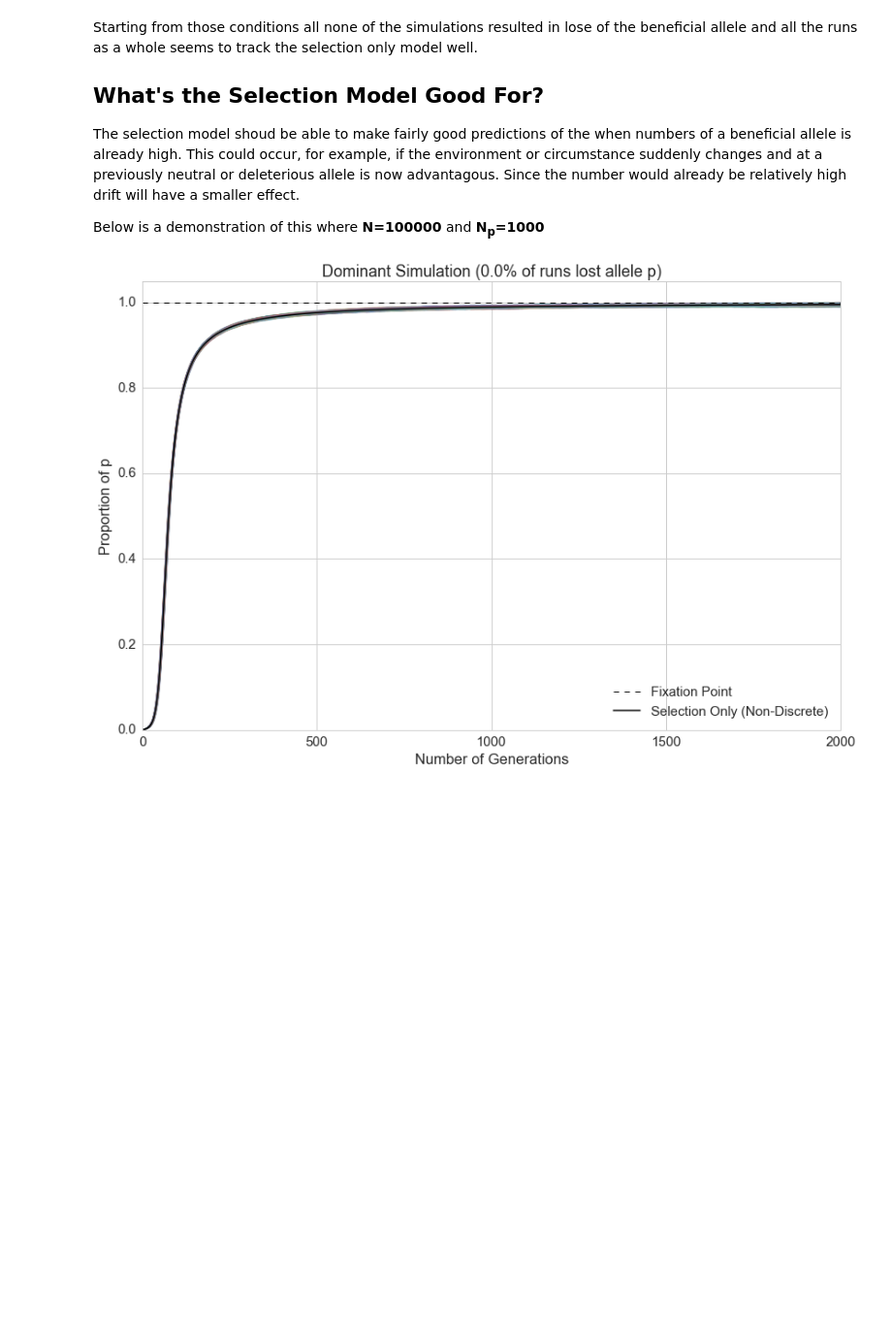
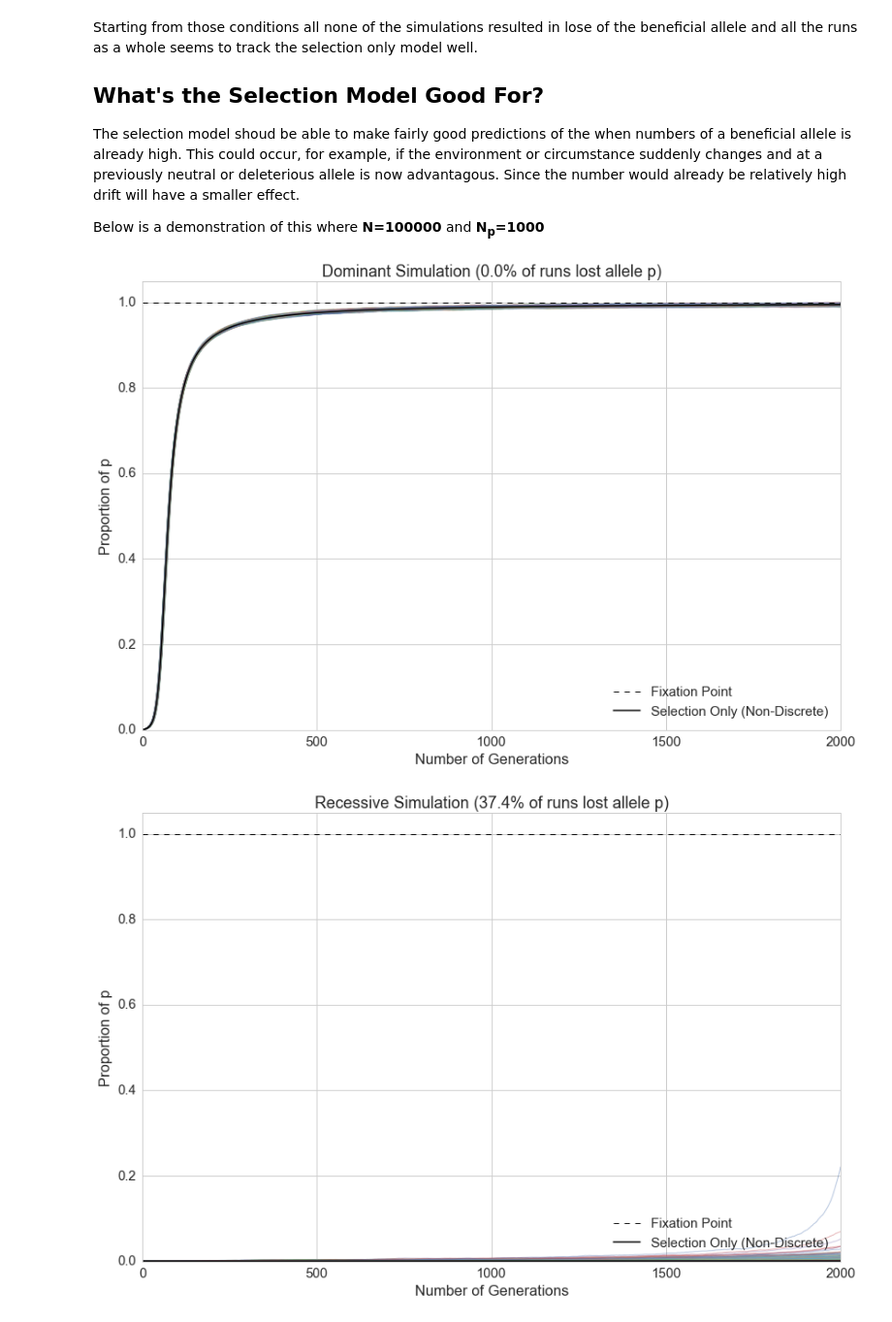
Before and after one commit to arose13/YorkU-PopulationGenetics, a Jupyter notebook: for_fun/Beneficial Allele Fixation.ipynb, the cells around one changed output. Shown at 97% size. Cells and saved outputs as stored; diff of their text form; code cells hidden in the pictures; blank space fills up the shorter version.

Commit message:
more comparison graphs

```diff
--- a/for_fun/Beneficial Allele Fixation.ipynb
+++ b/for_fun/Beneficial Allele Fixation.ipynb
@@ -101,10 +101,18 @@ The selection model shoud be able to make fairly good predictions of the when nu
 
 Below is a demonstration of this where **N=100000** and **N<sub>p</sub>=1000**
 # %%
-# Dominant, Selective Advantage 10%
+# All Traits with Selective Advantage 10%
 n = 1e6
 n_p = 1000
+
 dominant_beneficial_sim = NS.NSWithDriftSimulation(size_p=n_p, size_q=n-n_p, type_of_trait=NS.DOMINANT)
 _, _ = dominant_beneficial_sim.run(number_of_runs=1000)
+
+recessive_beneficial_sim = NS.NSWithDriftSimulation(size_p=n_p, size_q=n-n_p, type_of_trait=NS.RECESSIVE)
+_, _ = recessive_beneficial_sim.run(number_of_runs=1000)
+
+additive_beneficial_sim = NS.NSWithDriftSimulation(size_p=n_p, size_q=n-n_p, type_of_trait=NS.ADDITIVE)
+_, _ = additive_beneficial_sim.run(number_of_runs=1000)
 # %% [output]
 [figure]
+[figure, added]
```
Also changed, not shown: parts of 8 cells of this notebook.
